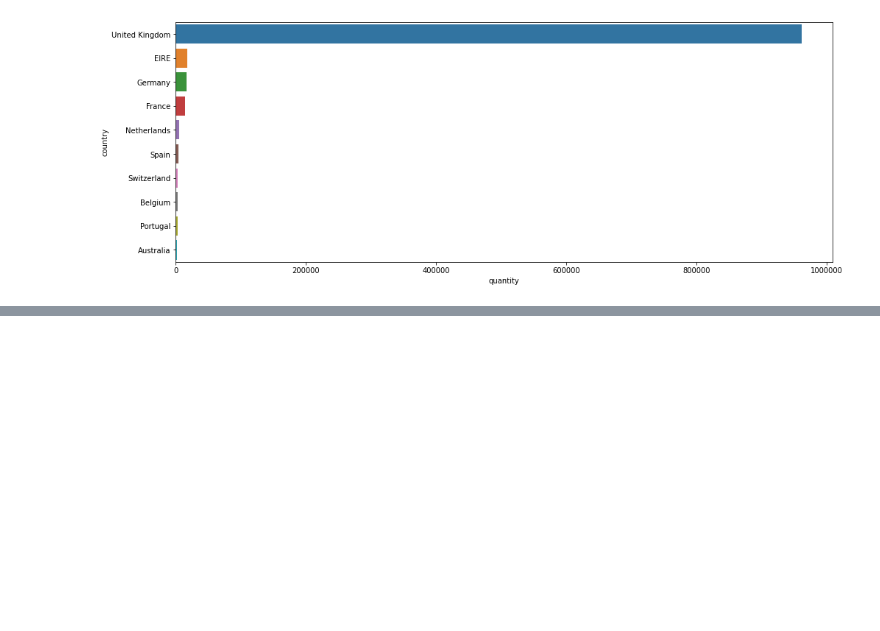
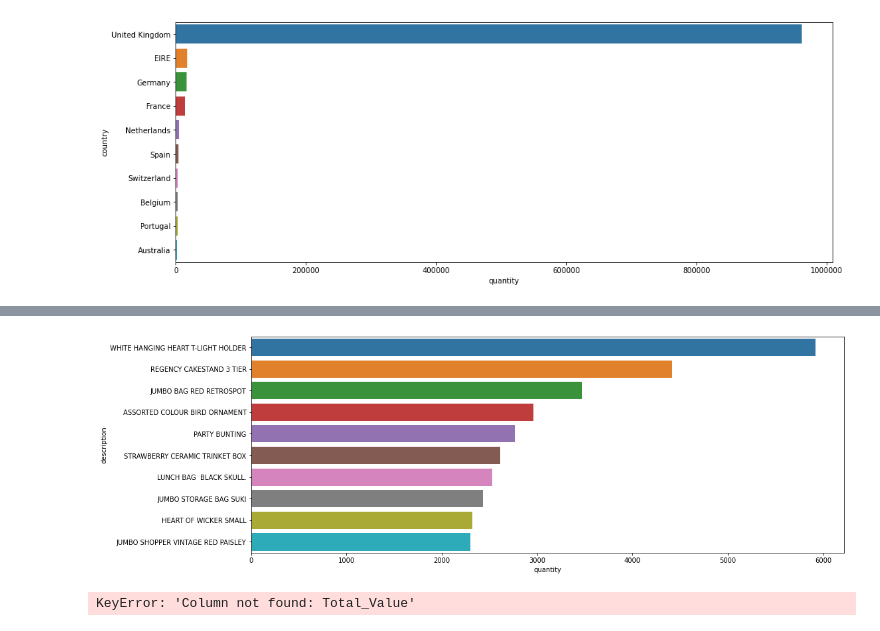
Before and after one commit to AndersonDGueC/project_DS4, a Jupyter notebook: analisis_exploratorio.ipynb, the cells around one changed output, grey strips where cells are left out. Drawn from its saved outputs; the diff is of its cells as text; code cells hidden in the pictures; blank space fills up the shorter version.

```diff
--- a/analisis_exploratorio.ipynb
+++ b/analisis_exploratorio.ipynb
@@ -543,0 +541,6 @@ sns.barplot(x='quantity', y='country', data=top_ten_uk_retailer, orient='h', ci=
+# %%
+top_ten_uk_retailer_product = df_uk_retailer[(df_uk_retailer['quantity'] >= 0) | (df_uk_retailer['price'] >= 0)].groupby('description')['quantity'].size().sort_values(ascending=False).head(10).reset_index()
+plt.figure(figsize=(16, 6))
+sns.barplot(x='quantity', y='description', data=top_ten_uk_retailer_product, orient='h', ci=None);
+# %% [output]
+[figure, added]
@@ -543,0 +549,12 @@ sns.barplot(x='quantity', y='country', data=top_ten_uk_retailer, orient='h', ci=
+# %%
+import warnings
+warnings.filterwarnings("ignore")
+categories = list(top_ten_uk_retailer_product["description"])
+countries = ["United Kingdom", "EIRE", "Germany", "France", "Spain"]
+top_ten_uk_value = df_uk_retailer[(df_uk_retailer["Order_Status"]=="Delivered") & (df_uk_retailer["description"].isin(categories))].groupby(["country","description"])["Total_Value"].size().sort_values(ascending=False).reset_index()
+graph = sns.FacetGrid(top_ten_uk_value[top_ten_uk_value["country"].isin(countries)], col="country", palette="Set3", aspect=0.5, size=9)
+graph.map(sns.barplot,"description","Total_Value")
+graph.set_xticklabels(rotation=90)
+plt.show();
+# %% [output]
+KeyError: 'Column not found: Total_Value'
```
Also changed, not shown: parts of 12 cells of this notebook, 1 other file.
